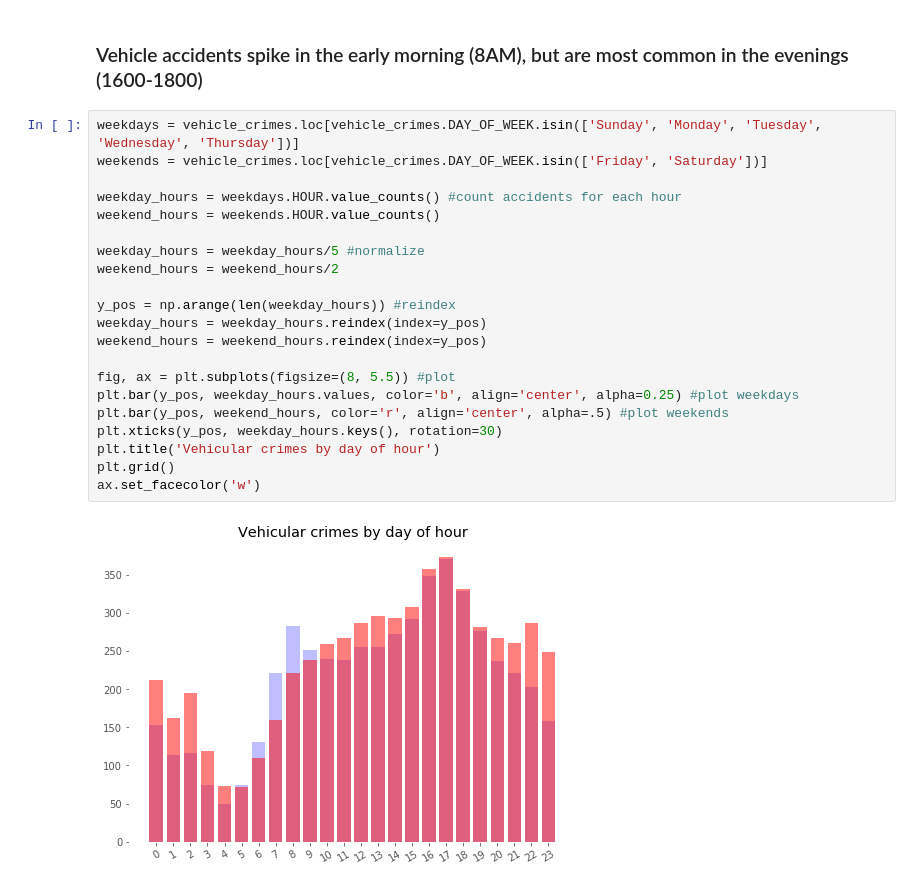
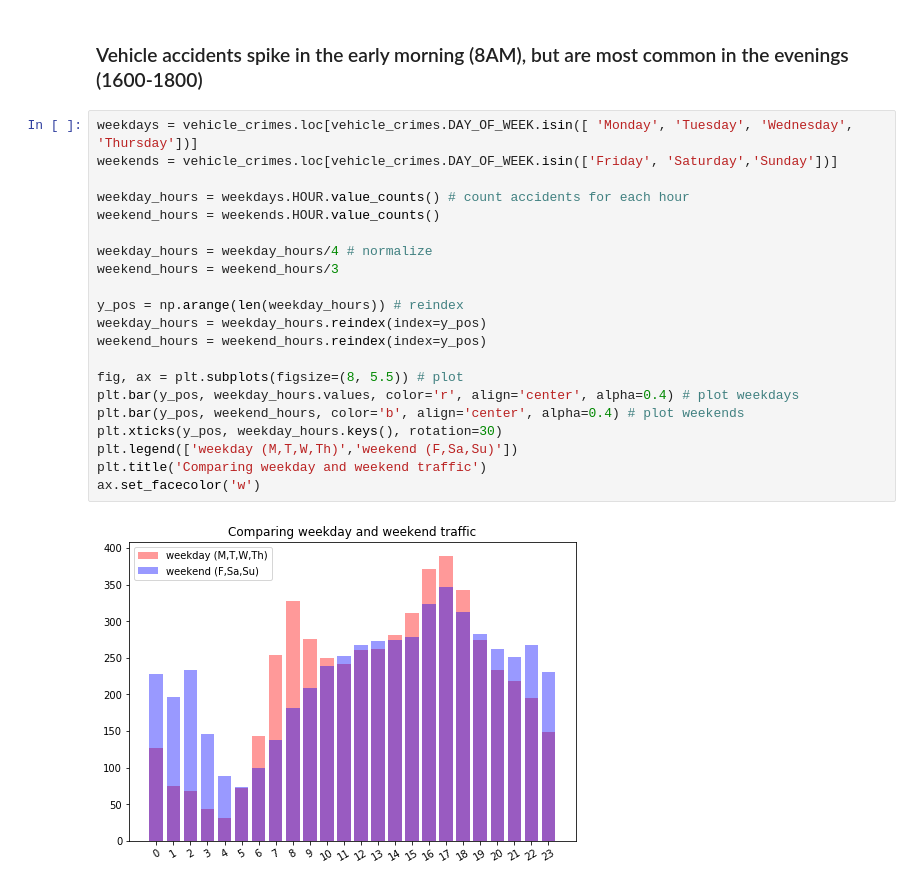
Before and after one commit to royceschultz/Data-Analysis, a Jupyter notebook: CrimeData.ipynb, the cells around one changed output. Saved outputs shown, nothing was run; the diff lists cells and outputs as text.

```diff
--- a/CrimeData.ipynb
+++ b/CrimeData.ipynb
@@ -78,25 +124,25 @@ ax.set_facecolor('w')
 # %% [markdown]
 ### Vehicle accidents spike in the early morning (8AM), but are most common in the evenings (1600-1800)
 # %%
-weekdays = vehicle_crimes.loc[vehicle_crimes.DAY_OF_WEEK.isin(['Sunday', 'Monday', 'Tuesday', 'Wednesday', 'Thursday'])]
-weekends = vehicle_crimes.loc[vehicle_crimes.DAY_OF_WEEK.isin(['Friday', 'Saturday'])]
+weekdays = vehicle_crimes.loc[vehicle_crimes.DAY_OF_WEEK.isin([ 'Monday', 'Tuesday', 'Wednesday', 'Thursday'])]
+weekends = vehicle_crimes.loc[vehicle_crimes.DAY_OF_WEEK.isin(['Friday', 'Saturday','Sunday'])]
 
-weekday_hours = weekdays.HOUR.value_counts() #count accidents for each hour
+weekday_hours = weekdays.HOUR.value_counts() # count accidents for each hour
 weekend_hours = weekends.HOUR.value_counts()
 
-weekday_hours = weekday_hours/5 #normalize
-weekend_hours = weekend_hours/2
+weekday_hours = weekday_hours/4 # normalize
+weekend_hours = weekend_hours/3
 
-y_pos = np.arange(len(weekday_hours)) #reindex
+y_pos = np.arange(len(weekday_hours)) # reindex
 weekday_hours = weekday_hours.reindex(index=y_pos)
 weekend_hours = weekend_hours.reindex(index=y_pos)
 
-fig, ax = plt.subplots(figsize=(8, 5.5)) #plot
-plt.bar(y_pos, weekday_hours.values, color='b', align='center', alpha=0.25) #plot weekdays
-plt.bar(y_pos, weekend_hours, color='r', align='center', alpha=.5) #plot weekends
+fig, ax = plt.subplots(figsize=(8, 5.5)) # plot
+plt.bar(y_pos, weekday_hours.values, color='r', align='center', alpha=0.4) # plot weekdays
+plt.bar(y_pos, weekend_hours, color='b', align='center', alpha=0.4) # plot weekends
 plt.xticks(y_pos, weekday_hours.keys(), rotation=30)
-plt.title('Vehicular crimes by day of hour')
-plt.grid()
+plt.legend(['weekday (M,T,W,Th)','weekend (F,Sa,Su)'])
+plt.title('Comparing weekday and weekend traffic')
 ax.set_facecolor('w')
 # %% [output]
-[figure, old version]
+[figure, new version]
```
Also changed, not shown: parts of 12 cells of this notebook.
